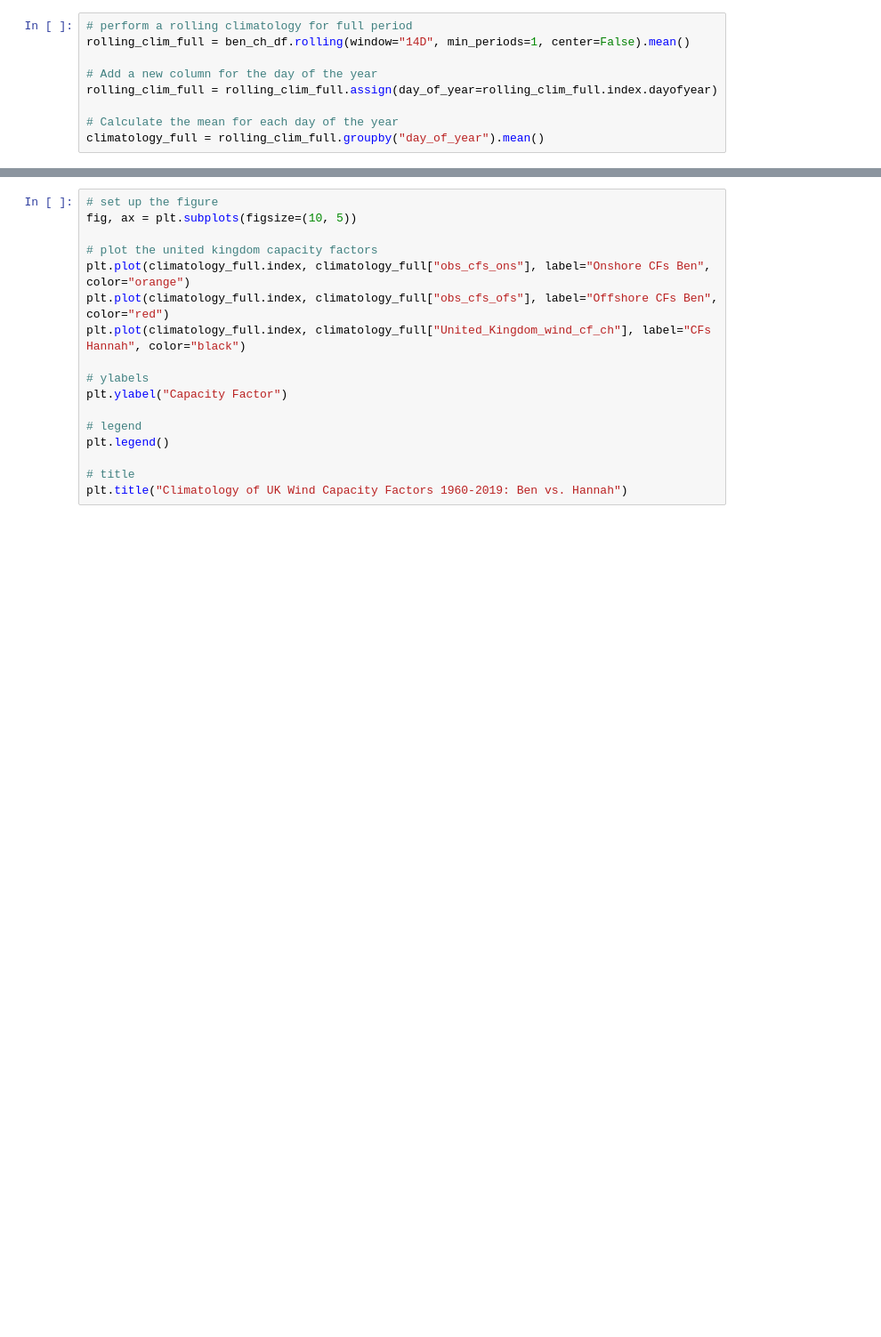
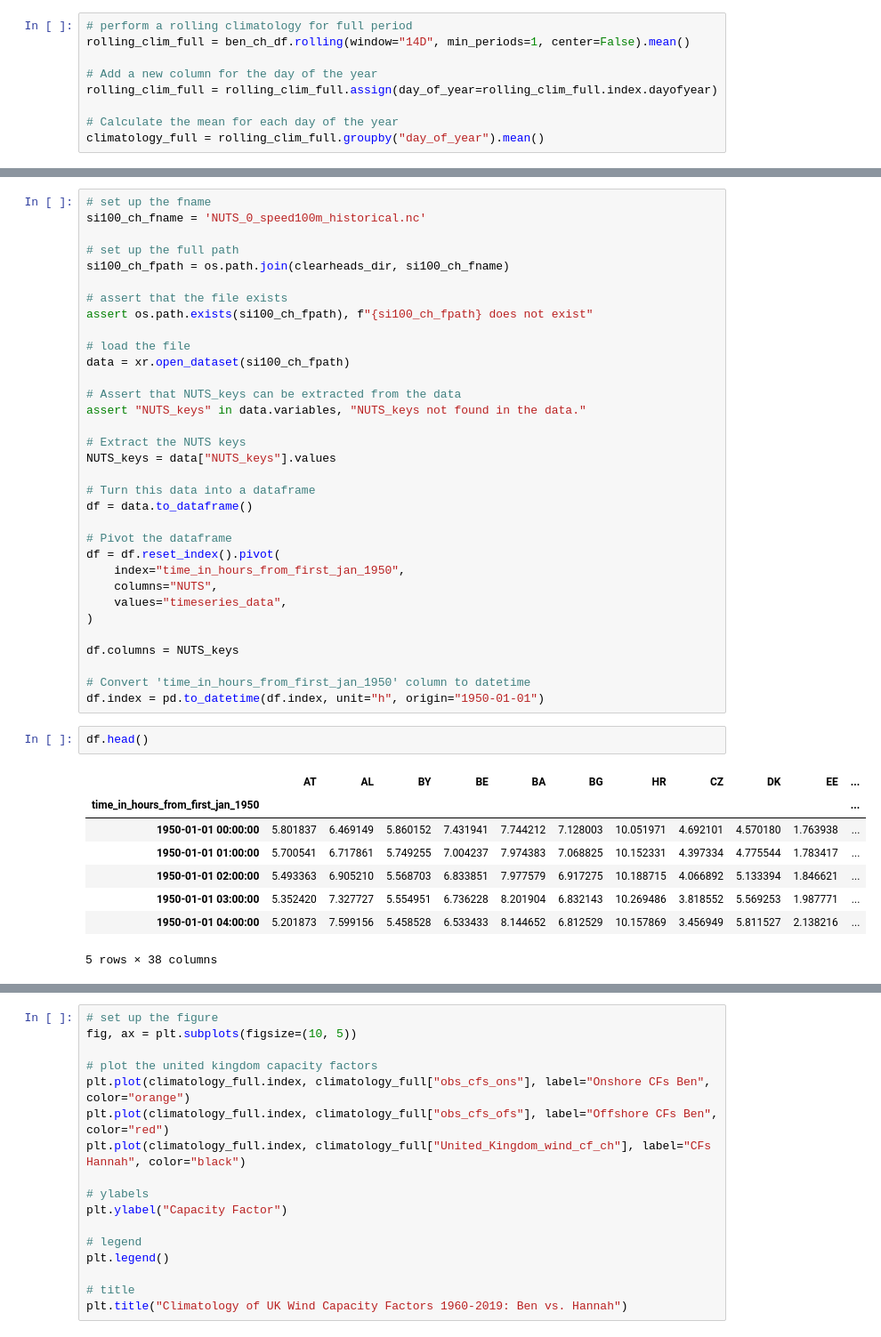
Before and after one commit to benhutchmet/unseen_multi_year, a Jupyter notebook: obs_wind_demand.ipynb, the cells around one changed output, grey strips where cells are left out. Shown: that part at 89% size. Saved outputs shown, nothing was run; the diff lists cells and outputs as text; blank space fills up the shorter version.

```diff
--- a/obs_wind_demand.ipynb
+++ b/obs_wind_demand.ipynb
@@ -259,0 +323,44 @@ Text(0.5, 1.0, 'Climatology of UK Demand 1960-2019: Ben vs. Hannah')
+# %%
+# set up the fname
+si100_ch_fname = 'NUTS_0_speed100m_historical.nc'
+
+# set up the full path
+si100_ch_fpath = os.path.join(clearheads_dir, si100_ch_fname)
+
+# assert that the file exists
+assert os.path.exists(si100_ch_fpath), f"{si100_ch_fpath} does not exist"
+
+# load the file
+data = xr.open_dataset(si100_ch_fpath)
+
+# Assert that NUTS_keys can be extracted from the data
+assert "NUTS_keys" in data.variables, "NUTS_keys not found in the data."
+
+# Extract the NUTS keys
+NUTS_keys = data["NUTS_keys"].values
+
+# Turn this data into a dataframe
+df = data.to_dataframe()
+
+# Pivot the dataframe
+df = df.reset_index().pivot(
+    index="time_in_hours_from_first_jan_1950",
+    columns="NUTS",
+    values="timeseries_data",
+)
+
+df.columns = NUTS_keys
+
+# Convert 'time_in_hours_from_first_jan_1950' column to datetime
+df.index = pd.to_datetime(df.index, unit="h", origin="1950-01-01")
+# %%
+df.head()
+# %% [output]
+|  | AT | AL | BY | BE | BA | BG | HR | CZ | DK | EE | ... |
+| time_in_hours_from_first_jan_1950 |  |  |  |  |  |  |  |  |  |  | ... |
+| 1950-01-01 00:00:00 | 5.801837 | 6.469149 | 5.860152 | 7.431941 | 7.744212 | 7.128003 | 10.051971 | 4.692101 | 4.570180 | 1.763938 | ... |
+| 1950-01-01 01:00:00 | 5.700541 | 6.717861 | 5.749255 | 7.004237 | 7.974383 | 7.068825 | 10.152331 | 4.397334 | 4.775544 | 1.783417 | ... |
+| 1950-01-01 02:00:00 | 5.493363 | 6.905210 | 5.568703 | 6.833851 | 7.977579 | 6.917275 | 10.188715 | 4.066892 | 5.133394 | 1.846621 | ... |
+| 1950-01-01 03:00:00 | 5.352420 | 7.327727 | 5.554951 | 6.736228 | 8.201904 | 6.832143 | 10.269486 | 3.818552 | 5.569253 | 1.987771 | ... |
+| 1950-01-01 04:00:00 | 5.201873 | 7.599156 | 5.458528 | 6.533433 | 8.144652 | 6.812529 | 10.157869 | 3.456949 | 5.811527 | 2.138216 | ... |
+5 rows × 38 columns
```
Also changed, not shown: parts of 14 cells of this notebook, 1 other file.
